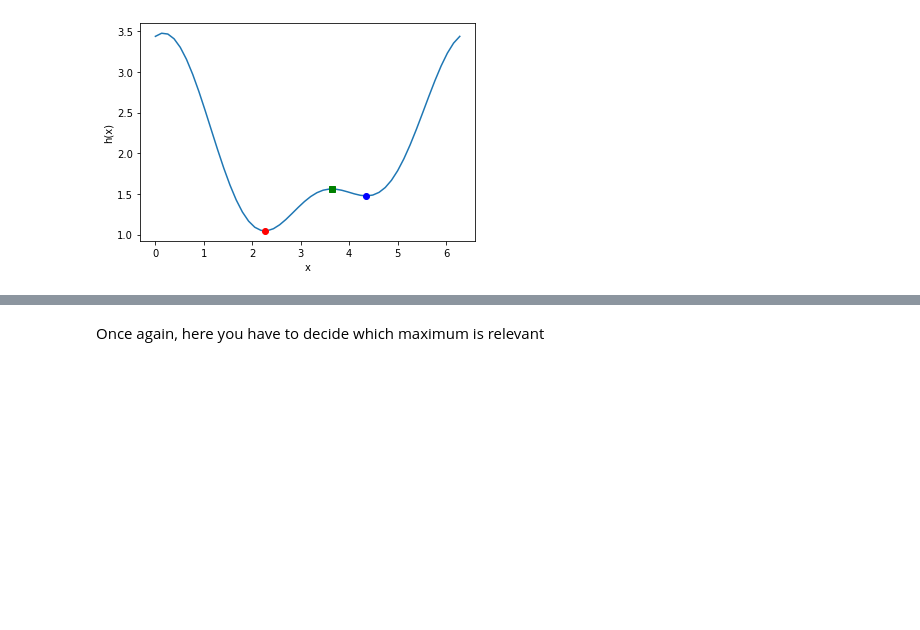
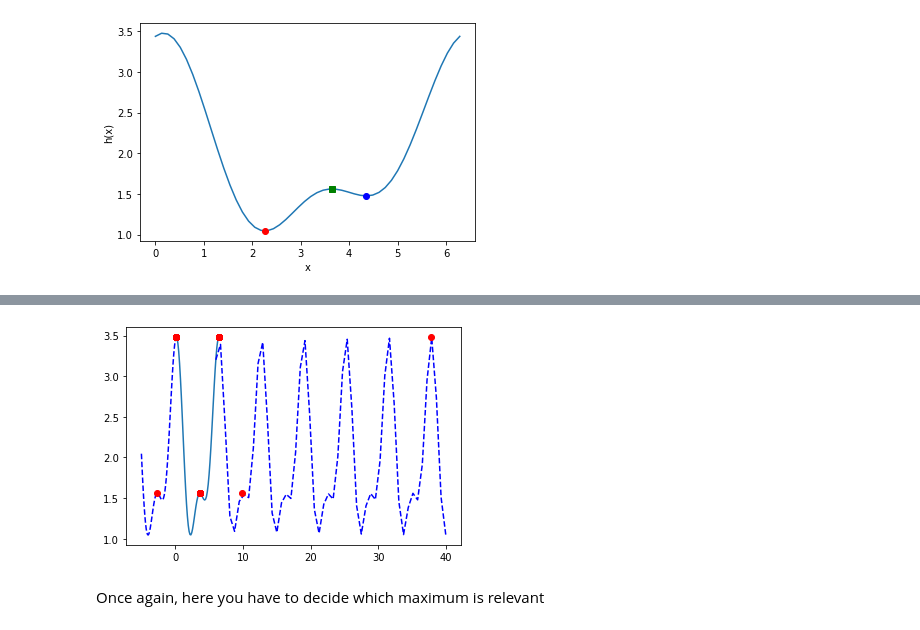
Before and after one commit to jkitchin/f23-06623, a Jupyter notebook: f23-06623/lectures/10-min-max/10-min-max.ipynb, the cells around one changed output, grey strips where cells are left out. Cells and saved outputs as stored; diff of their text form; code cells hidden in the pictures; blank space fills up the shorter version.

```diff
--- a/f23-06623/lectures/10-min-max/10-min-max.ipynb
+++ b/f23-06623/lectures/10-min-max/10-min-max.ipynb
@@ -436,3 +437,13 @@ plt.plot([sol.x[0] for sol in SOL], [-sol.fun for sol in SOL], "ro");
+# %%
+plt.plot(x, h(x))
+# the real function is periodic
+x0 = np.linspace(-5, 0)
+plt.plot(x0, h(x0), 'b--')
+x1 = np.linspace(6, 40)
+plt.plot(x1, h(x1), 'b--')
+plt.plot([sol.x[0] for sol in SOL], [-sol.fun for sol in SOL], "ro");
+# %% [output]
+[figure, added]
 # %% [markdown]
 Once again, here you have to decide which maximum is relevant
 # %% [markdown]
```
Also changed, not shown: parts of 17 cells of this notebook, 1 other file.
